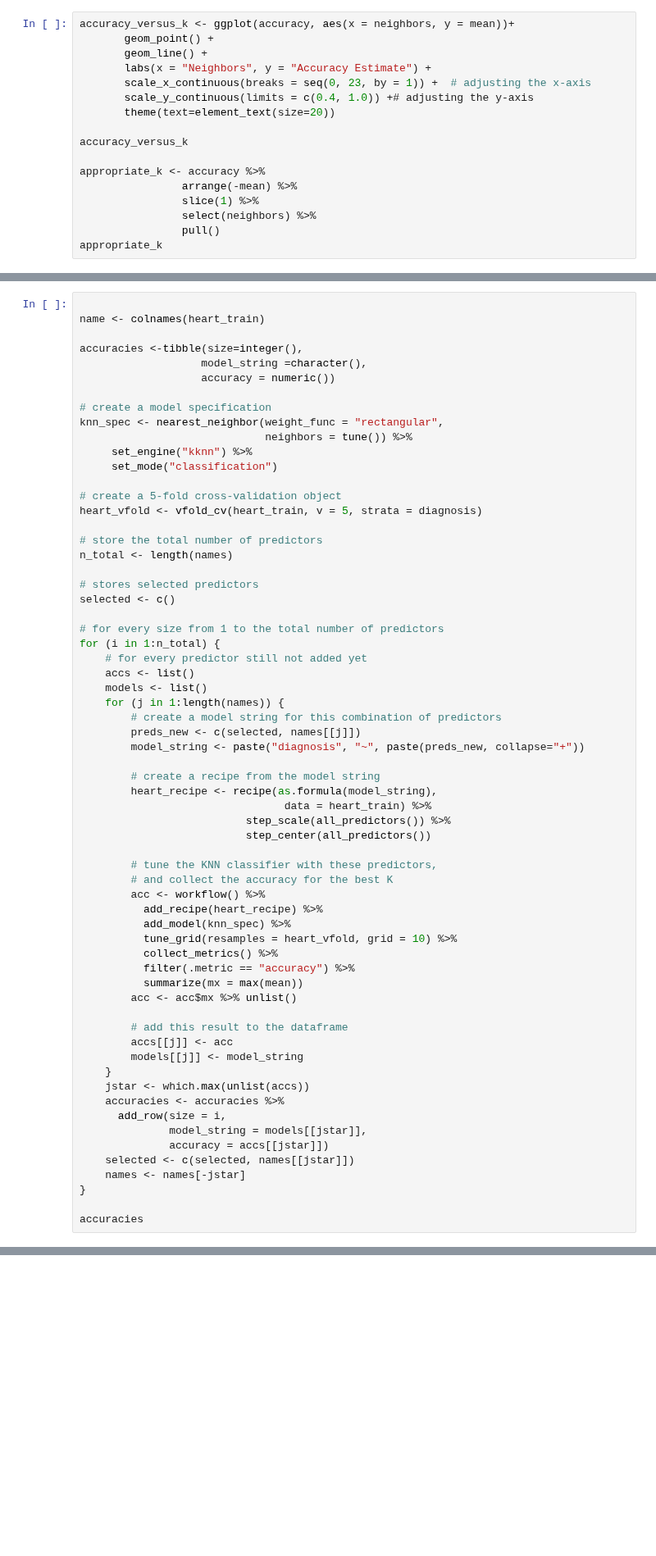
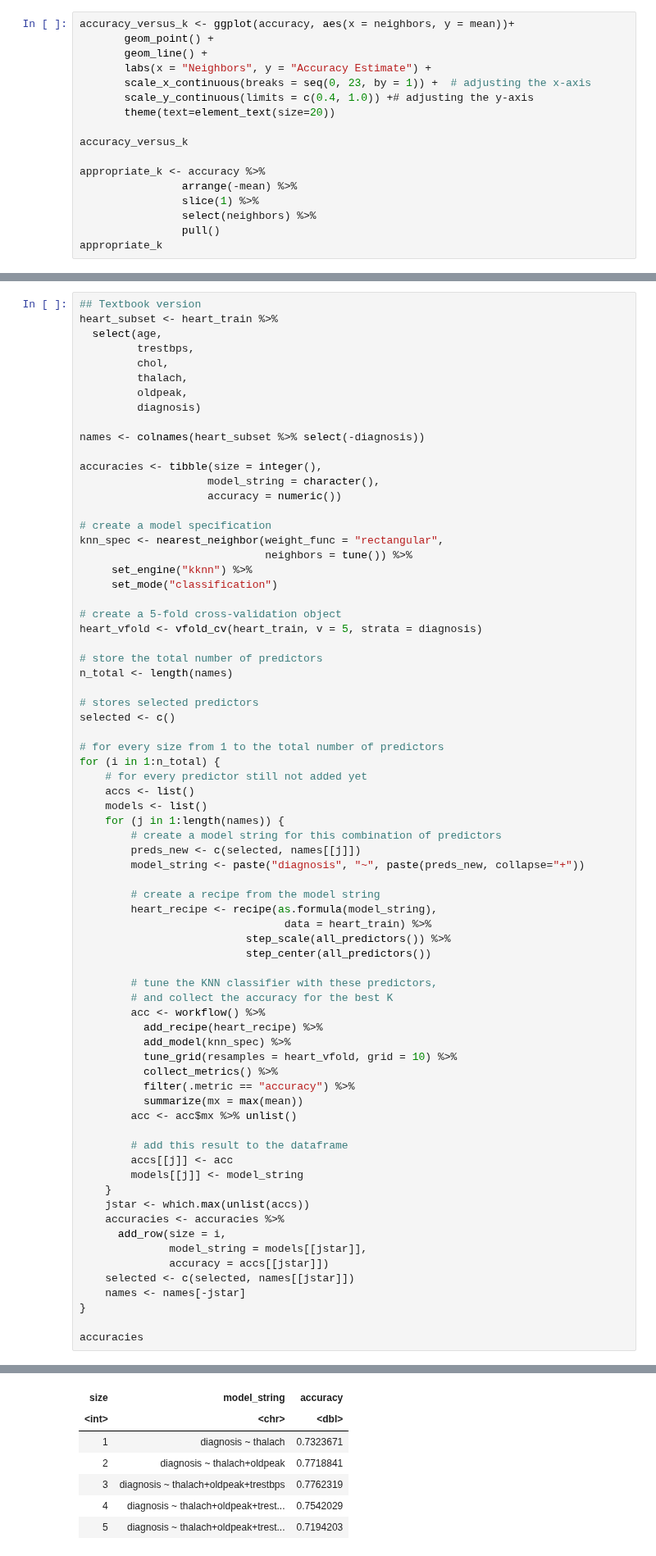
Before and after one commit to duffydu/dsci100-project, a Jupyter notebook: Method-Copy2.ipynb, the cells around one changed output, grey strips where cells are left out. Shown at 82% size. Saved outputs shown, nothing was run; the diff lists cells and outputs as text; blank space fills up the shorter version.

Commit message:
fixed the textbook version of for loop for selecting predictors

```diff
--- a/Method-Copy2.ipynb
+++ b/Method-Copy2.ipynb
@@ -437,10 +458,18 @@ heart_conf_mat
 # %%
+## Textbook version
+heart_subset <- heart_train %>%
+  select(age,
+         trestbps,
+         chol,
+         thalach,
+         oldpeak,
+         diagnosis)
 
-name <- colnames(heart_train)
+names <- colnames(heart_subset %>% select(-diagnosis))
 
-accuracies <-tibble(size=integer(),
-                   model_string =character(),
-                   accuracy = numeric())
+accuracies <- tibble(size = integer(),
+                    model_string = character(),
+                    accuracy = numeric())
 
 # create a model specification
 knn_spec <- nearest_neighbor(weight_func = "rectangular",
@@ -502,0 +532,7 @@ ERROR: Error in names[[j]]: object of type 'builtin' is not subsettable
+| size | model_string | accuracy |
+| <int> | <chr> | <dbl> |
+| 1 | diagnosis ~ thalach | 0.7323671 |
+| 2 | diagnosis ~ thalach+oldpeak | 0.7718841 |
+| 3 | diagnosis ~ thalach+oldpeak+trestbps | 0.7762319 |
+| 4 | diagnosis ~ thalach+oldpeak+trest... | 0.7542029 |
+| 5 | diagnosis ~ thalach+oldpeak+trest... | 0.7194203 |
```
Also changed, not shown: parts of 4 cells of this notebook.
